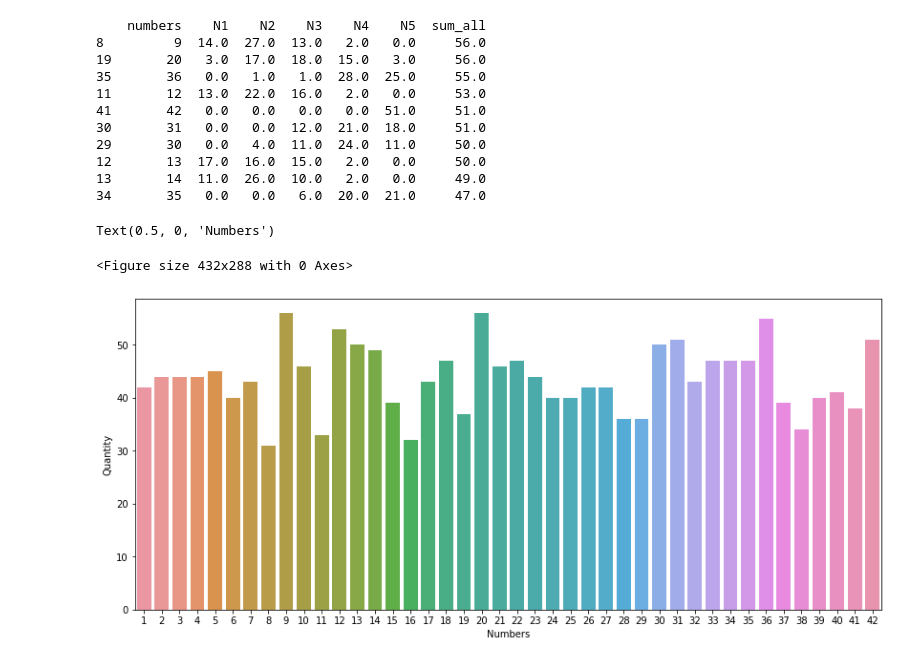
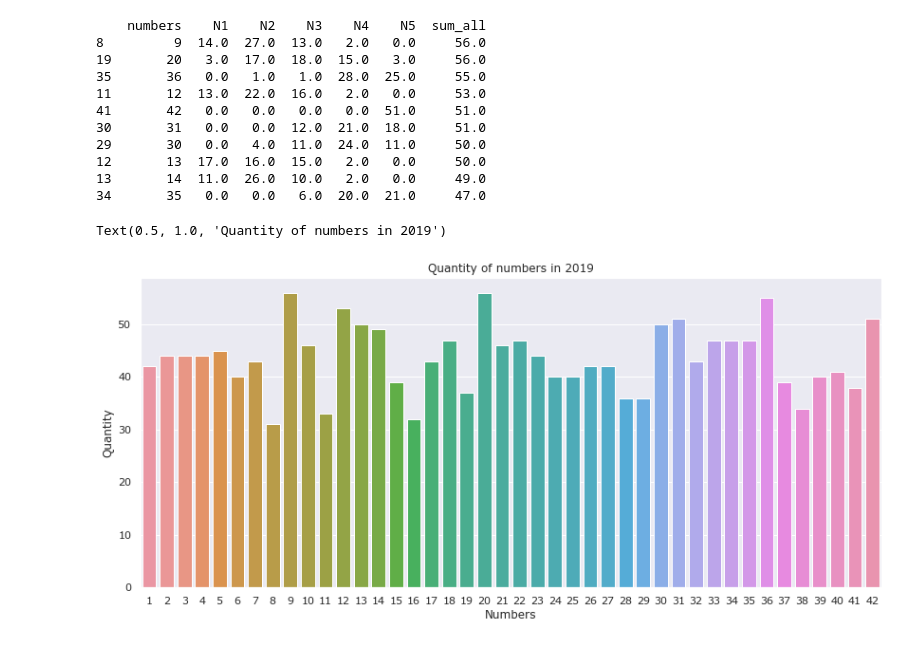
Before and after one commit to JakubWilczek98/mini_lotto-analysis, a Jupyter notebook: analysis.ipynb, the cells around one changed output. Cells and saved outputs as stored; diff of their text form; code cells hidden in the pictures.

```diff
--- a/analysis.ipynb
+++ b/analysis.ipynb
@@ -25,6 +16,9 @@ print(df_2019.head(5))
 # quantity = np.array([np.arange(1,43,1, dtype=int), np.zeros(len(np.arange(1,43,1)))])
 # quantity = np.transpose(quantity)
 # %%
+#----------------------2019--------------------------
+#Calculating quantity of numbers per column
+
 available_numbers = np.arange(1,43,1)
 columns = ['N1', 'N2', 'N3', 'N4', 'N5']
 
@@ -33,9 +27,11 @@ df_all_quantity = pd.DataFrame(available_numbers, columns = ['numbers'])
 for column in columns:
     quantity = np.array([np.arange(1,43,1, dtype=int), np.zeros(len(np.arange(1,43,1)))])
     quantity = np.transpose(quantity)
-    for i in df_2020[column]:
+    for i in df_2019[column]:
         for number in available_numbers:
             if i == number:
                 quantity[number-1][1] = quantity[number-1][1] + 1
     df_quantity = pd.DataFrame(quantity, columns = ['numbers', column])
     df_all_quantity[column] = df_quantity[column]
+
+print(df_all_quantity.head(5))
@@ -70,12 +63,16 @@ print(df_all_quantity.sort_values(by=['sum_all'], ascending=False).head(10))
 13       14  11.0  26.0  10.0   2.0   0.0     49.0
 34       35   0.0   0.0   6.0  20.0  21.0     47.0
 # %%
-plt.figure(1)
+#Visualisation
+
 plt.figure(figsize=(14, 6))
+sns.set_style("darkgrid")
+sns.set(font="Verdana")
 ax = sns.barplot(x='numbers', y="sum_all", data=df_all_quantity)
+sns.color_palette()
 plt.ylabel("Quantity")
 plt.xlabel("Numbers")
+plt.title("Quantity of numbers in 2019")
 # %% [output]
-Text(0.5, 0, 'Numbers')
+Text(0.5, 1.0, 'Quantity of numbers in 2019')
-<Figure size 432x288 with 0 Axes>
-[figure, old version]
+[figure, new version]
```
Also changed, not shown: parts of 8 cells of this notebook.
